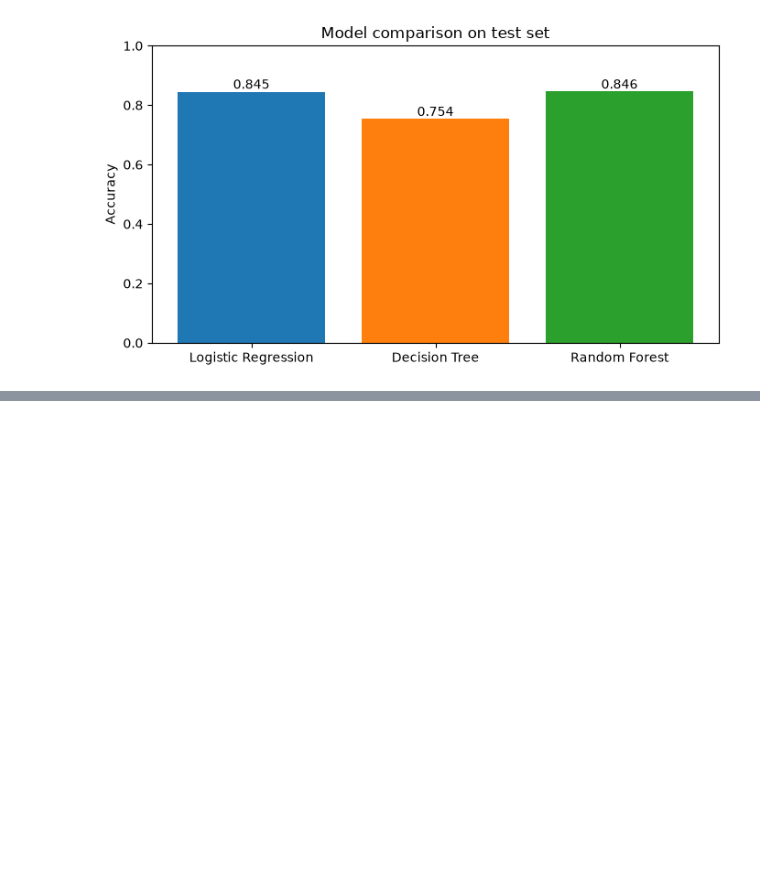
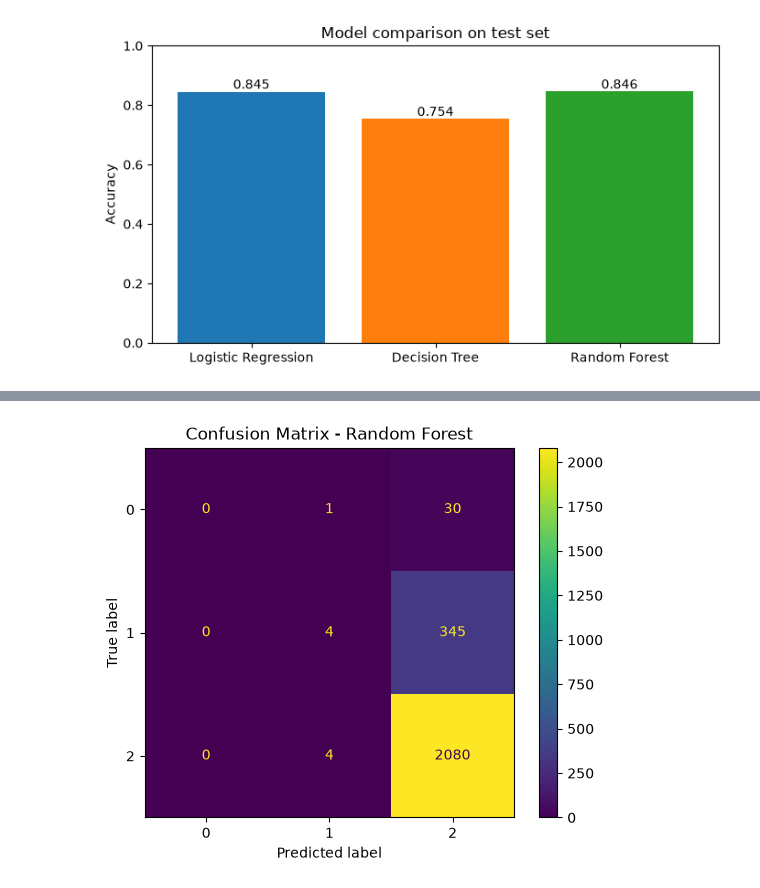
Before and after one commit to KomalKumari27/Road_Accident_Severity_Analyzer, a Jupyter notebook: notebook/02_Model_Training.ipynb, the cells around one changed output, grey strips where cells are left out. Cells and saved outputs as stored; diff of their text form; code cells hidden in the pictures; blank space fills up the shorter version.

Commit message:
Evaluate Random Forest model

```diff
--- a/notebook/02_Model_Training.ipynb
+++ b/notebook/02_Model_Training.ipynb
@@ -180,0 +207,2 @@ plt.show()
+# %%
+rf_predictions = rf_model.predict(X_test)
@@ -180,0 +260,17 @@ plt.show()
+# %%
+cm = confusion_matrix(
+    y_test,
+    rf_predictions
+)
+
+display = ConfusionMatrixDisplay(
+    confusion_matrix=cm
+)
+
+display.plot()
+
+plt.title("Confusion Matrix - Random Forest")
+
+plt.show()
+# %% [output]
+[figure, added]
```
Also changed, not shown: parts of 13 cells of this notebook.
